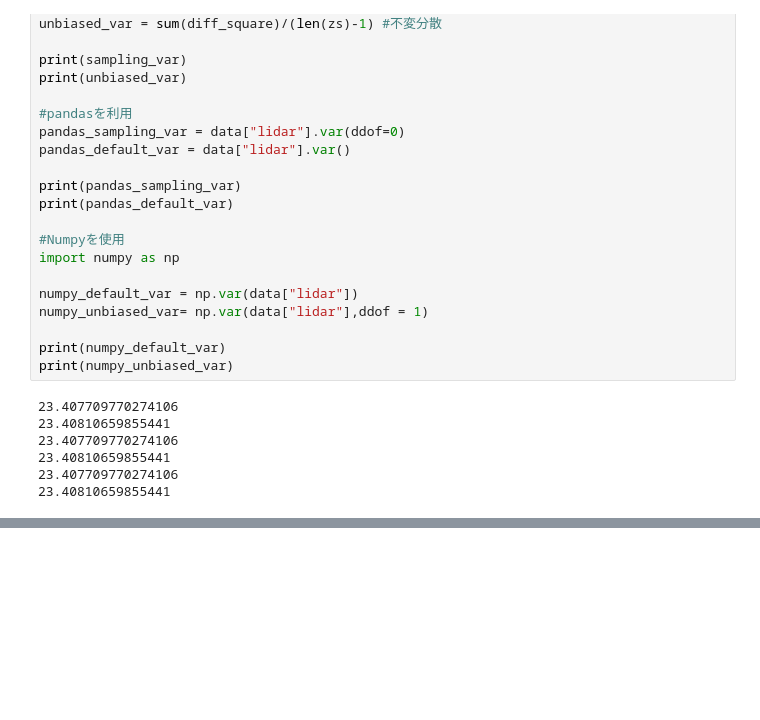
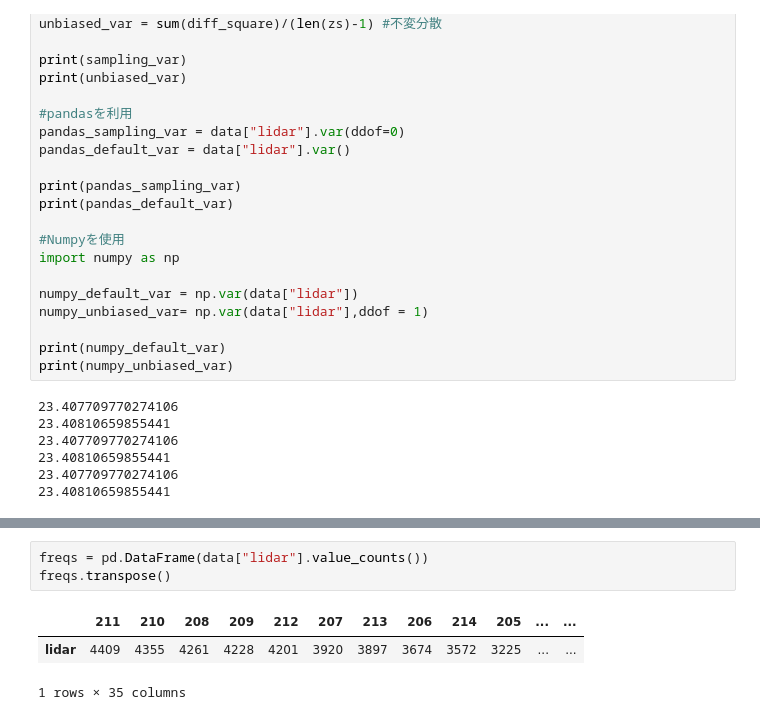
Before and after one commit to matsudri/probability_robotics, a Jupyter notebook: section_sensor/lidar_200.ipynb, the cells around one changed output, grey strips where cells are left out. Drawn from its saved outputs; the diff is of its cells as text; blank space fills up the shorter version.

```diff
--- a/section_sensor/lidar_200.ipynb
+++ b/section_sensor/lidar_200.ipynb
@@ -86,0 +101,7 @@ print(numpy_unbiased_var)
+# %%
+freqs = pd.DataFrame(data["lidar"].value_counts())
+freqs.transpose()
+# %% [output]
+|  | 211 | 210 | 208 | 209 | 212 | 207 | 213 | 206 | 214 | 205 | ... | ... |
+| lidar | 4409 | 4355 | 4261 | 4228 | 4201 | 3920 | 3897 | 3674 | 3572 | 3225 | ... | ... |
+1 rows × 35 columns
```
Also changed, not shown: parts of 4 cells of this notebook, 1 other file.
